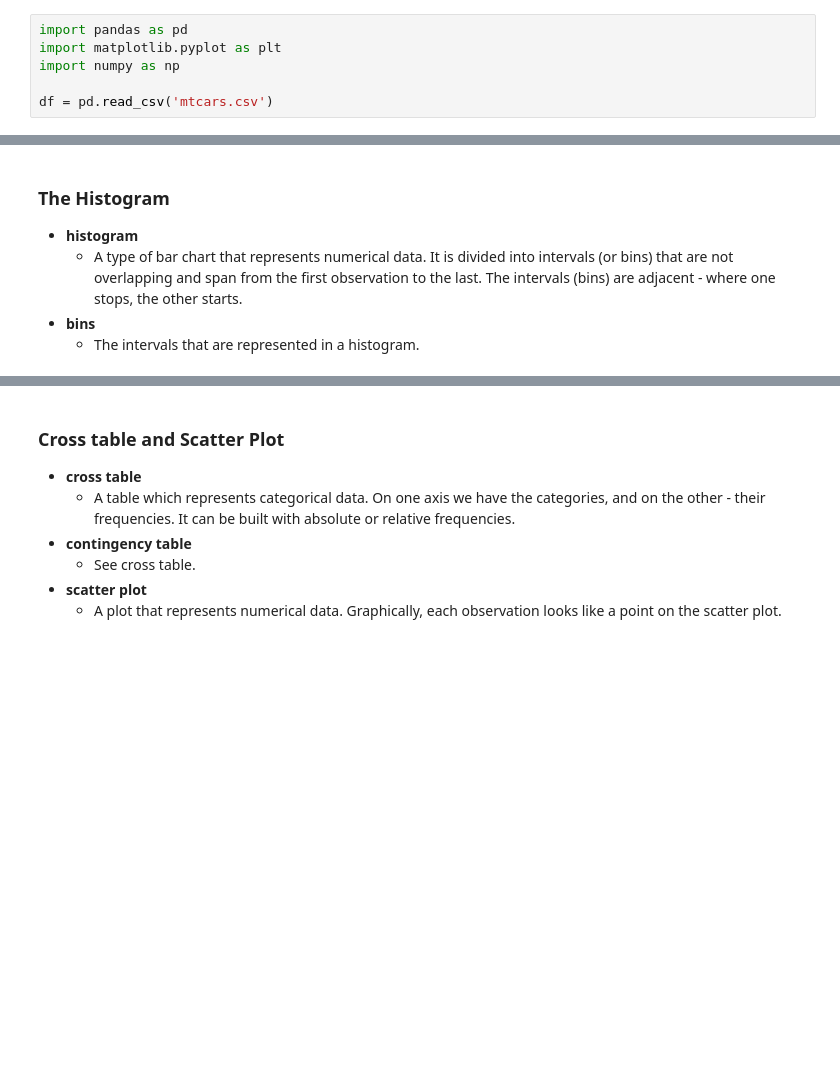
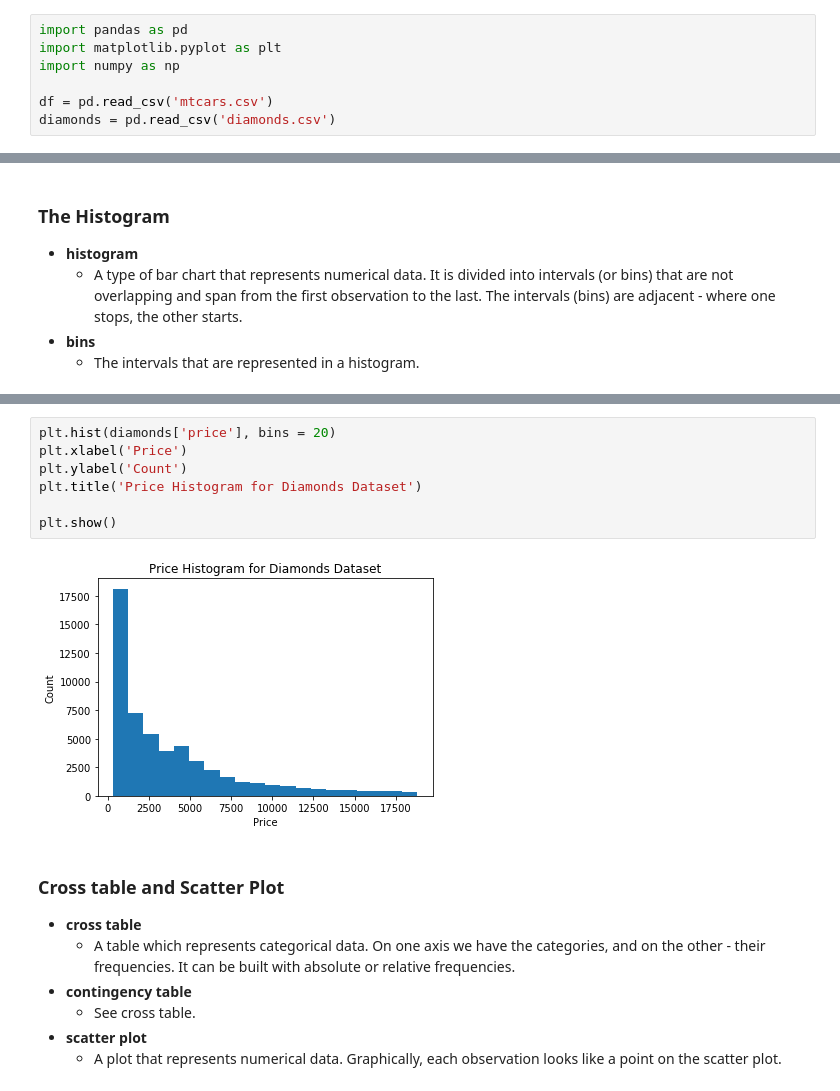
Before and after one commit to jmeguira/stats, a Jupyter notebook: stats_notebook.ipynb, the cells around one changed output, grey strips where cells are left out. Cells and saved outputs as stored; diff of their text form; blank space fills up the shorter version.

```diff
--- a/stats_notebook.ipynb
+++ b/stats_notebook.ipynb
@@ -46,6 +46,7 @@ import matplotlib.pyplot as plt
 import numpy as np
 
 df = pd.read_csv('mtcars.csv')
+diamonds = pd.read_csv('diamonds.csv')
 # %%
 df.info()
 # %% [output]
@@ -240,3 +275,12 @@ plt.show()
+# %%
+plt.hist(diamonds['price'], bins = 20)
+plt.xlabel('Price')
+plt.ylabel('Count')
+plt.title('Price Histogram for Diamonds Dataset')
+
+plt.show()
+# %% [output]
+[figure, added]
 # %% [markdown]
 ### **Cross table and Scatter Plot**
 * **cross table**
```
Also changed, not shown: parts of 4 cells of this notebook.
